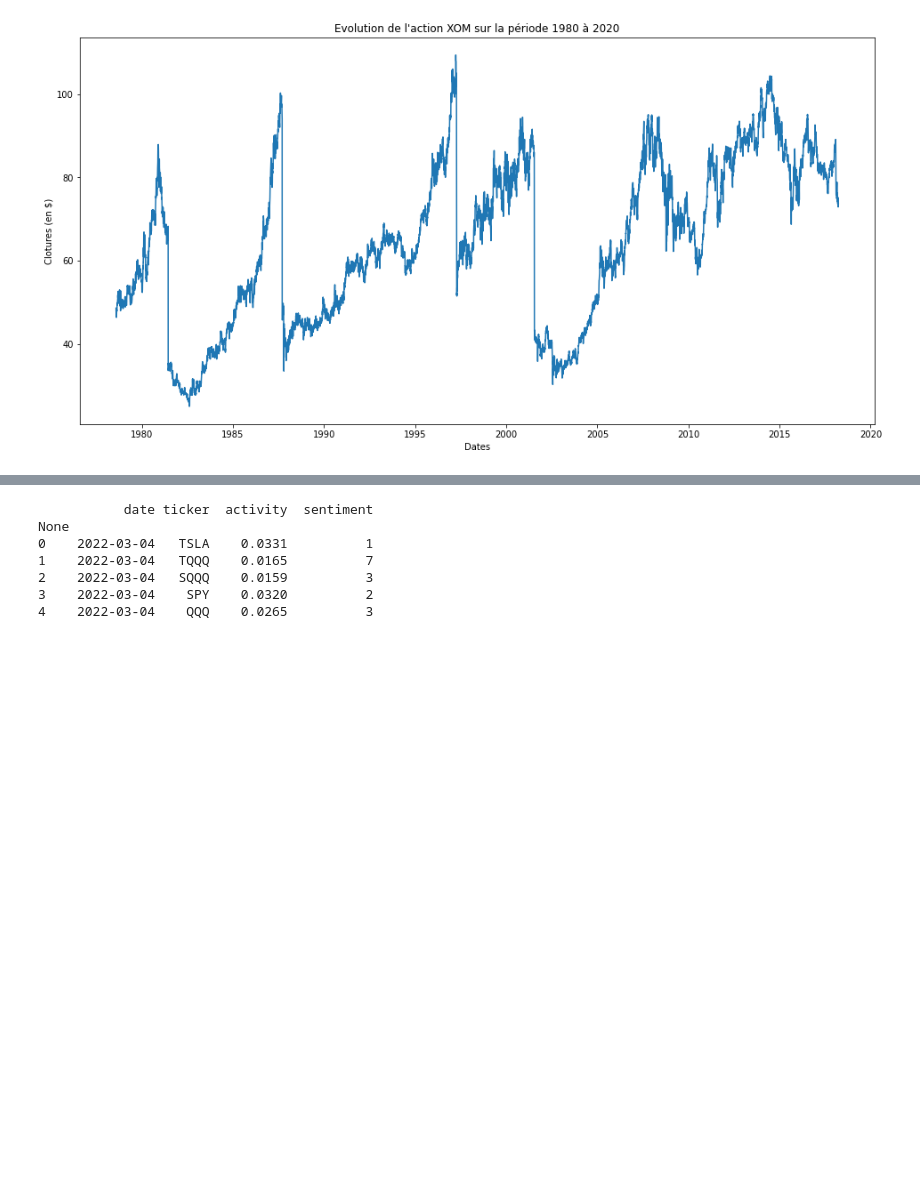
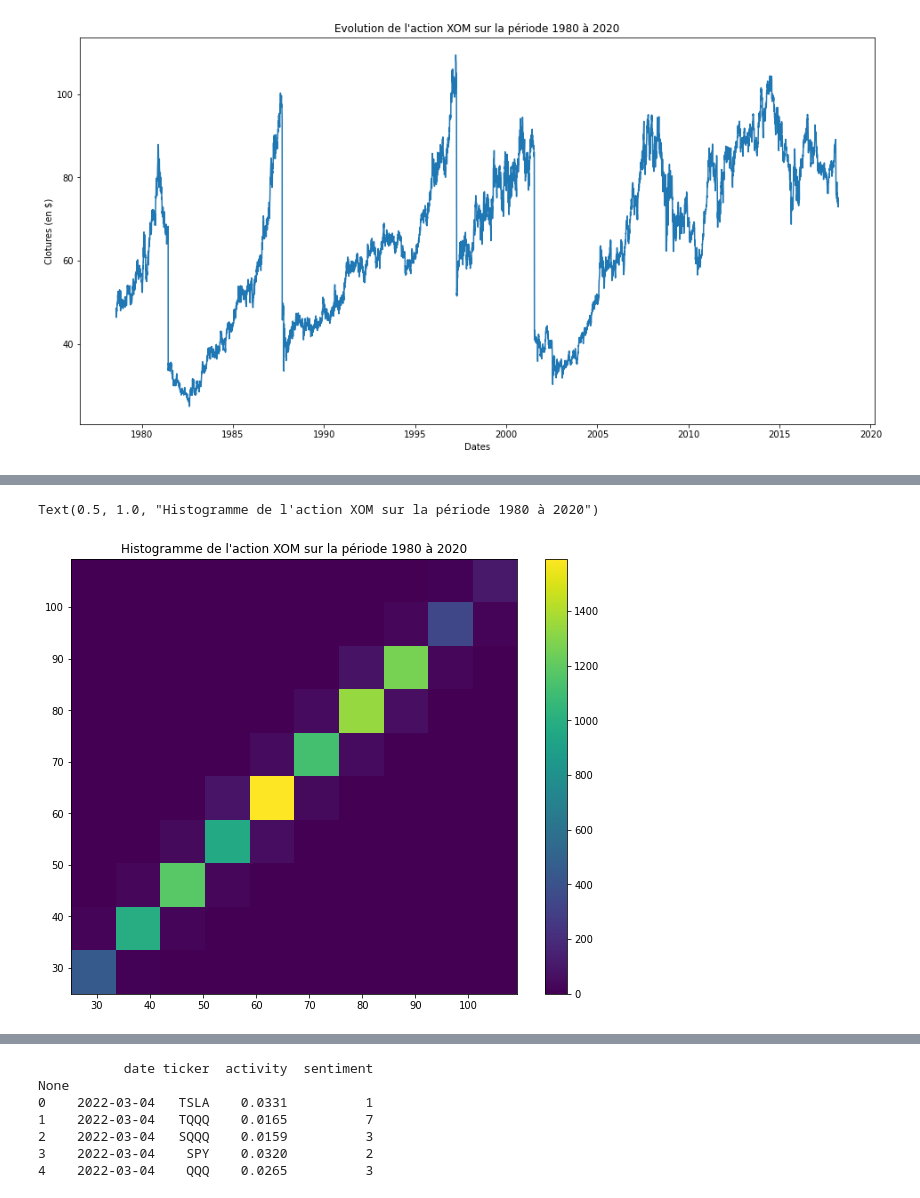
Before and after one commit to jeau-luc/Nasdaq, a Jupyter notebook: Liaison_données_Nasdaq.ipynb, the cells around one changed output, grey strips where cells are left out. Saved outputs shown, nothing was run; the diff lists cells and outputs as text; code cells hidden in the pictures; blank space fills up the shorter version.

```diff
--- a/Liaison_données_Nasdaq.ipynb
+++ b/Liaison_données_Nasdaq.ipynb
@@ -203,0 +213,8 @@ plt.hist(data.close)
+# %%
+plt.figure(figsize=(10,8))
+plt.hist2d(data.open,data.close, bins=10)
+plt.colorbar()
+plt.title("Histogramme de l'action XOM sur la période 1980 à 2020")
+# %% [output]
+Text(0.5, 1.0, "Histogramme de l'action XOM sur la période 1980 à 2020")
+[figure, added]
```
Also changed, not shown: parts of 8 cells of this notebook.
